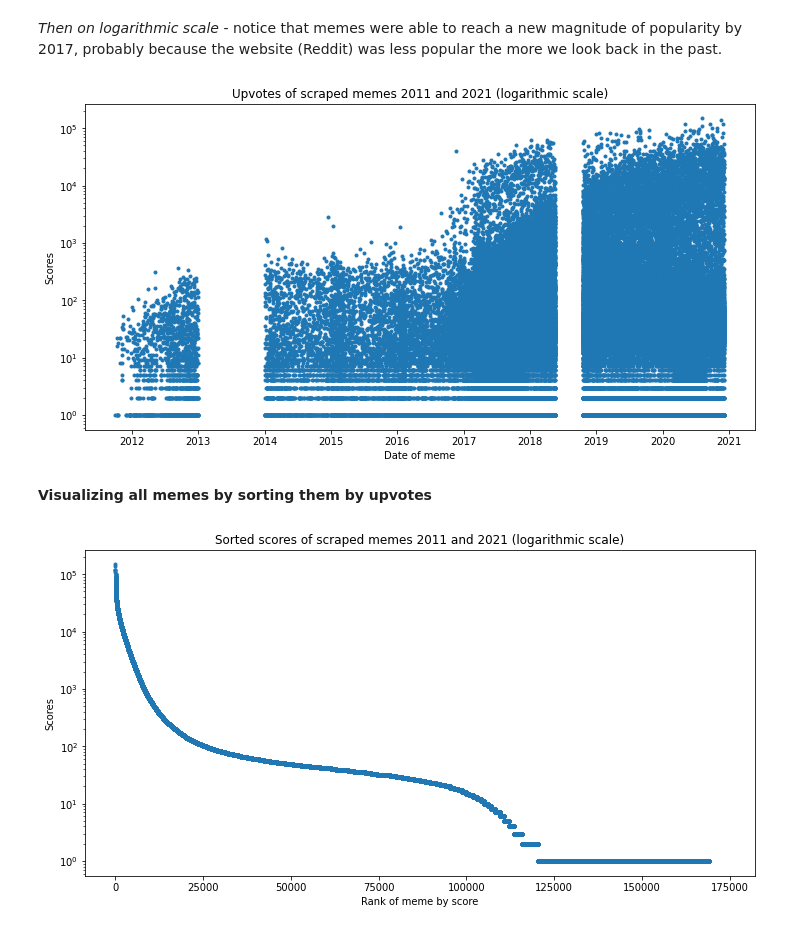
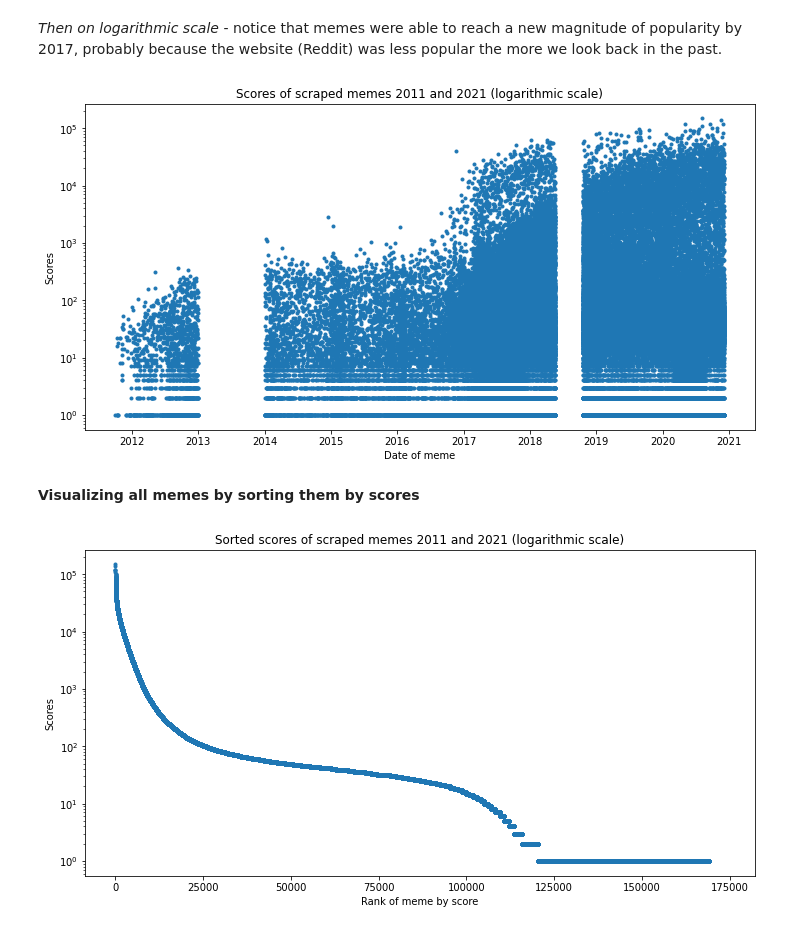
Before and after one commit to pvh95/dl_reddit_meme, a Jupyter notebook: memes_exploratory.ipynb, the cells around one changed output. Drawn from its saved outputs; the diff is of its cells as text; code cells hidden in the pictures.

```diff
--- a/memes_exploratory.ipynb
+++ b/memes_exploratory.ipynb
@@ -145,15 +143,15 @@ plt.show()
 # %%
 plt.figure(figsize=(12,6))
 plt.plot(memes['date'], memes['score'], 'o', markersize=3)
-plt.title('Upvotes of scraped memes 2011 and 2021 (logarithmic scale)')
+plt.title('Scores of scraped memes 2011 and 2021 (logarithmic scale)')
 plt.xlabel('Date of meme')
 plt.ylabel('Scores')
 plt.yscale('log')
 plt.show()
 # %% [output]
-[figure, old version]
+[figure, new version]
 # %% [markdown]
-**Visualizing all memes by sorting them by upvotes**
+**Visualizing all memes by sorting them by scores**
 # %%
 memes['score'].sort_values(ascending=False).reset_index(drop=True).plot(style='.',figsize=(12, 6))
 plt.title('Sorted scores of scraped memes 2011 and 2021 (logarithmic scale)')
```
Also changed, not shown: parts of 12 cells of this notebook.
